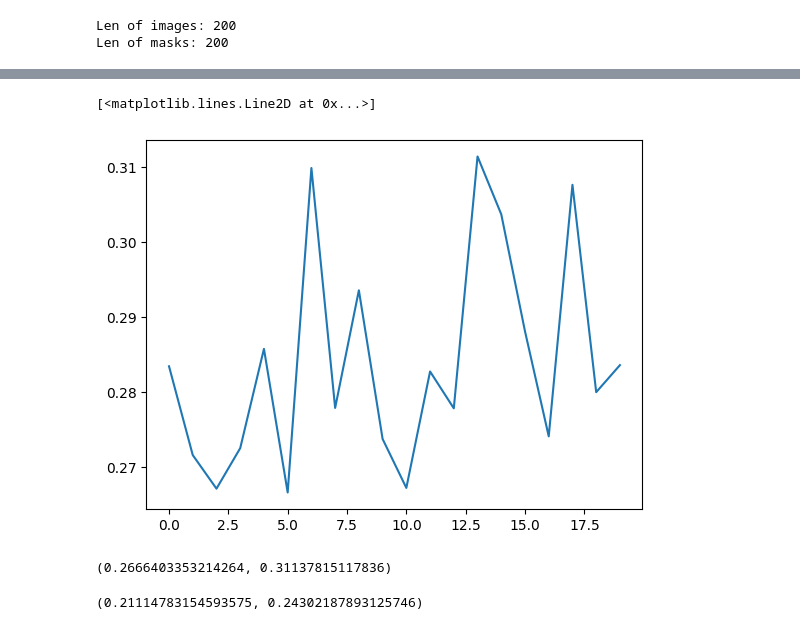
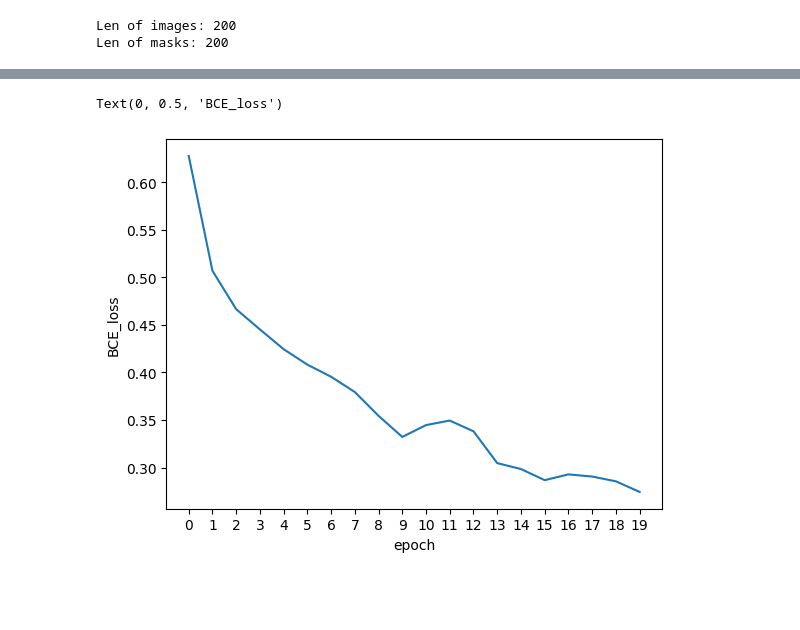
Before and after one commit to EliseySoft/Unet, a Jupyter notebook: train_unet.ipynb, the cells around one changed output, grey strips where cells are left out. Saved outputs shown, nothing was run; the diff lists cells and outputs as text; code cells hidden in the pictures; blank space fills up the shorter version.

```diff
--- a/train_unet.ipynb
+++ b/train_unet.ipynb
@@ -39,7 +30,7 @@ class Config:
     device: "str"
 
 device = "cuda" if torch.cuda.is_available() else "cpu"
-config = Config(batch_size=16, epochs=5, lr=3e-4, device=device)
+config = Config(batch_size=16, epochs=5, lr=1e-4, device=device)
 model = Unet(in_channels=3, number_classes=1)
 # %%
 # load data
@@ -168,9 +159,6 @@ class Trainer:
             val_losses.append(avg_val_loss)
 
         return train_losses, val_losses
-
-    def test(self, test_dataloader):
-        pass
 # %%
 trainer = Trainer(
     model=model,
@@ -178,7 +166,7 @@ trainer = Trainer(
     val_dataloader=val_dataloader,
     test_dataloader=test_dataloader,
     epochs=20,
-    lr=1e-4,
+    lr=3e-4,
     device=config.device
 )
 # %%
@@ -191,13 +174,8 @@ plt.plot(training_stats[0])
-# %%
-plt.plot(training_stats[1])
-# %% [output]
-[<matplotlib.lines.Line2D at 0x...>]
-[figure, removed]
-# %%
-min(training_stats[1]), max(training_stats[1])
-# %% [output]
-(0.2666403353214264, 0.31137815117836)
-# %%
-min(training_stats[0]), max(training_stats[0])
-# %% [output]
-(0.21114783154593575, 0.24302187893125746)
+# %%
+plt.plot(training_stats[0])
+plt.xticks(range(len(training_stats[0])))
+plt.xlabel("epoch")
+plt.ylabel("BCE_loss")
+# %% [output]
+Text(0, 0.5, 'BCE_loss')
+[figure, added]
```
Also changed, not shown: parts of 3 cells of this notebook.
